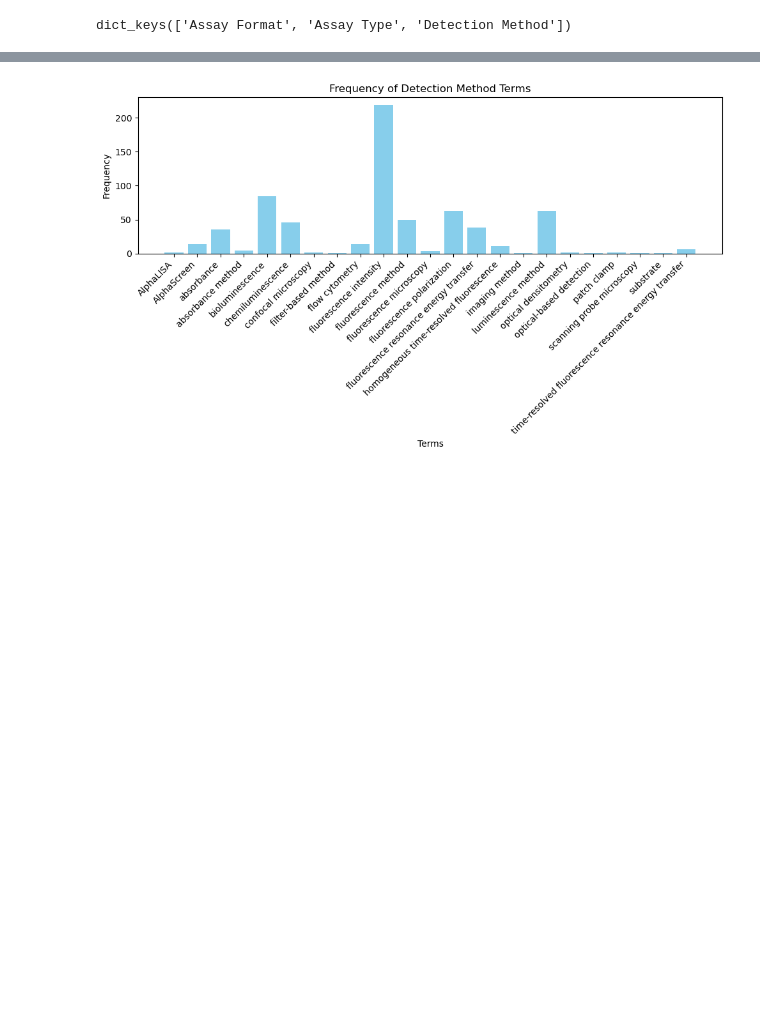
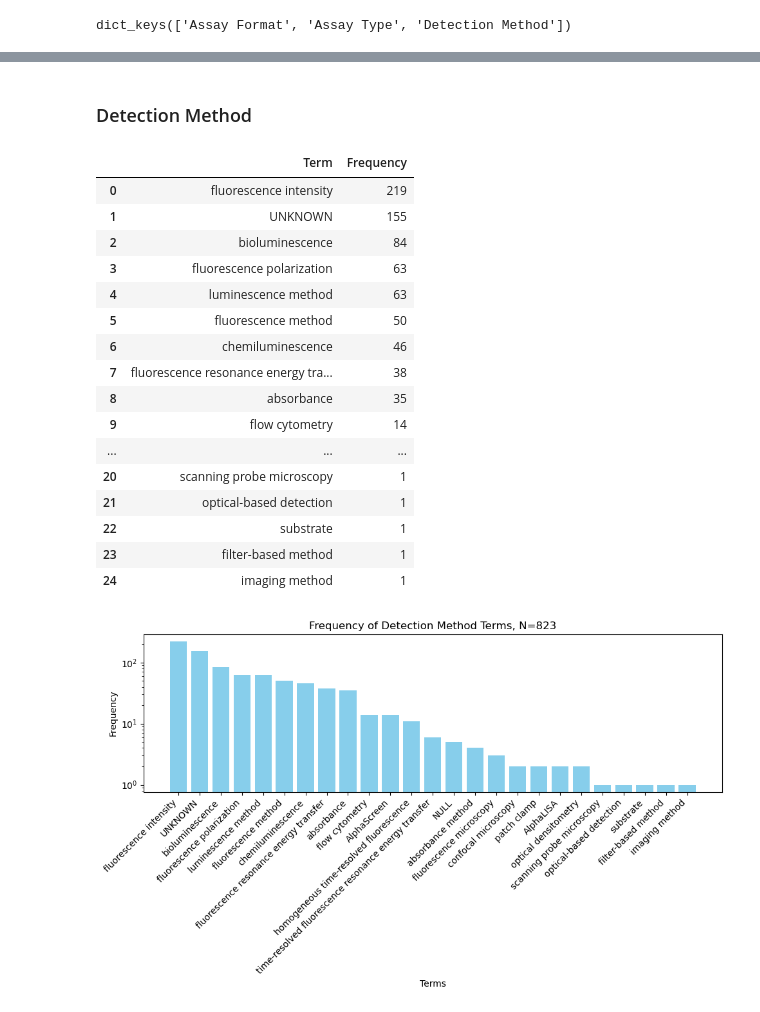
Before and after one commit to unmtransinfo/Badapple2, a Jupyter notebook: src/notebooks/assay_annotations.ipynb, the cells around one changed output, grey strips where cells are left out. Saved outputs shown, nothing was run; the diff lists cells and outputs as text; code cells hidden in the pictures; blank space fills up the shorter version.

```diff
--- a/src/notebooks/assay_annotations.ipynb
+++ b/src/notebooks/assay_annotations.ipynb
@@ -79,4 +150,26 @@ plot_term_counts(bard_annotations, 'Assay Type')
+# %% [markdown]
+### Detection Method
+# %%
+annotation_2_df['Detection Method']
+# %% [output]
+|  | Term | Frequency |
+| 0 | fluorescence intensity | 219 |
+| 1 | UNKNOWN | 155 |
+| 2 | bioluminescence | 84 |
+| 3 | fluorescence polarization | 63 |
+| 4 | luminescence method | 63 |
+| 5 | fluorescence method | 50 |
+| 6 | chemiluminescence | 46 |
+| 7 | fluorescence resonance energy tra... | 38 |
+| 8 | absorbance | 35 |
+| 9 | flow cytometry | 14 |
+| ... | ... | ... |
+| 20 | scanning probe microscopy | 1 |
+| 21 | optical-based detection | 1 |
+| 22 | substrate | 1 |
+| 23 | filter-based method | 1 |
+| 24 | imaging method | 1 |
 # %%
-plot_term_counts(bard_annotations, 'Detection Method')
+plot_term_counts(annotation_2_df['Detection Method'], 'Detection Method')
 # %% [output]
-[figure, old version]
+[figure, new version]
```
Also changed, not shown: parts of 14 cells of this notebook.
